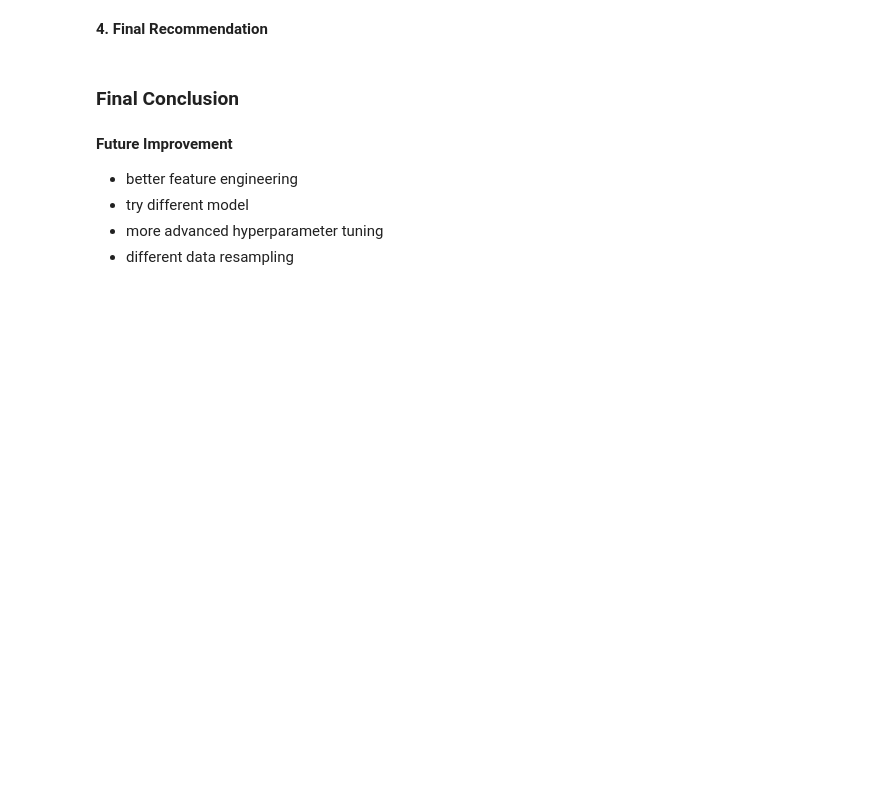
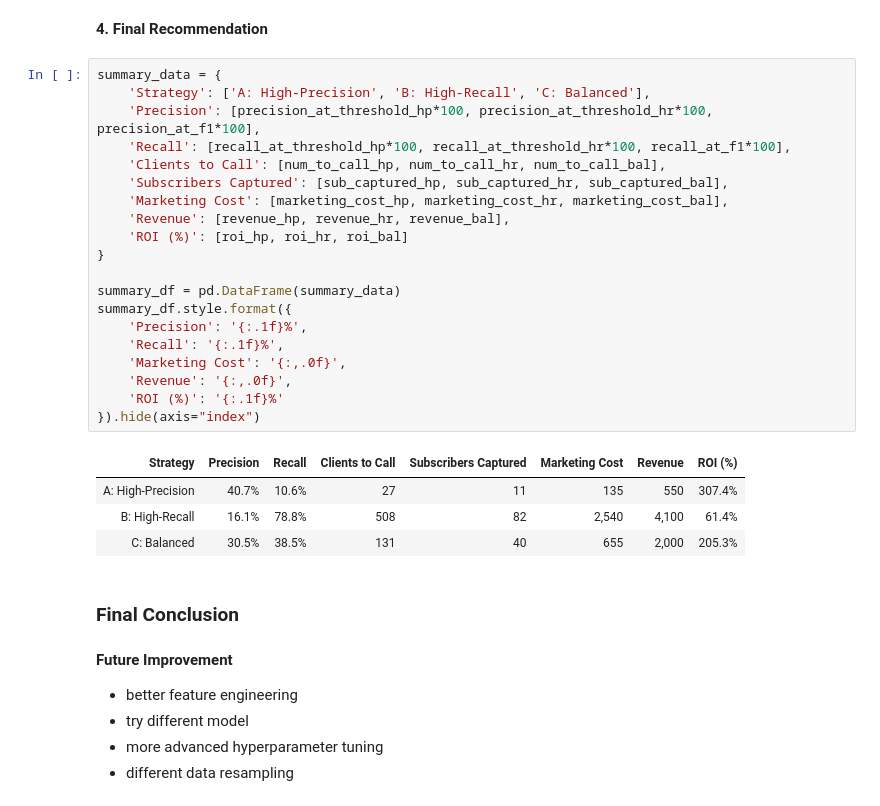
Before and after one commit to thishan1036/bank-deposit, a Jupyter notebook: notebooks/03_business_impact_and_conclusion.ipynb, the cells around one changed output. Saved outputs shown, nothing was run; the diff lists cells and outputs as text; blank space fills up the shorter version.

```diff
--- a/notebooks/03_business_impact_and_conclusion.ipynb
+++ b/notebooks/03_business_impact_and_conclusion.ipynb
@@ -400,5 +496,30 @@ The goal of this strategy is to maximize market reach
 # %% [markdown]
 **4. Final Recommendation**
+# %%
+summary_data = {
+    'Strategy': ['A: High-Precision', 'B: High-Recall', 'C: Balanced'],
+    'Precision': [precision_at_threshold_hp*100, precision_at_threshold_hr*100, precision_at_f1*100],
+    'Recall': [recall_at_threshold_hp*100, recall_at_threshold_hr*100, recall_at_f1*100],
+    'Clients to Call': [num_to_call_hp, num_to_call_hr, num_to_call_bal],
+    'Subscribers Captured': [sub_captured_hp, sub_captured_hr, sub_captured_bal],
+    'Marketing Cost': [marketing_cost_hp, marketing_cost_hr, marketing_cost_bal],
+    'Revenue': [revenue_hp, revenue_hr, revenue_bal],
+    'ROI (%)': [roi_hp, roi_hr, roi_bal]
+}
+
+summary_df = pd.DataFrame(summary_data)
+summary_df.style.format({
+    'Precision': '{:.1f}%',
+    'Recall': '{:.1f}%',
+    'Marketing Cost': '{:,.0f}',
+    'Revenue': '{:,.0f}',
+    'ROI (%)': '{:.1f}%'
+}).hide(axis="index")
+# %% [output]
+| Strategy | Precision | Recall | Clients to Call | Subscribers Captured | Marketing Cost | Revenue | ROI (%) |
+| A: High-Precision | 40.7% | 10.6% | 27 | 11 | 135 | 550 | 307.4% |
+| B: High-Recall | 16.1% | 78.8% | 508 | 82 | 2,540 | 4,100 | 61.4% |
+| C: Balanced | 30.5% | 38.5% | 131 | 40 | 655 | 2,000 | 205.3% |
 # %% [markdown]
 ### **Final Conclusion**
 # %% [markdown]
```
Also changed, not shown: parts of 8 cells of this notebook, 1 other file.
